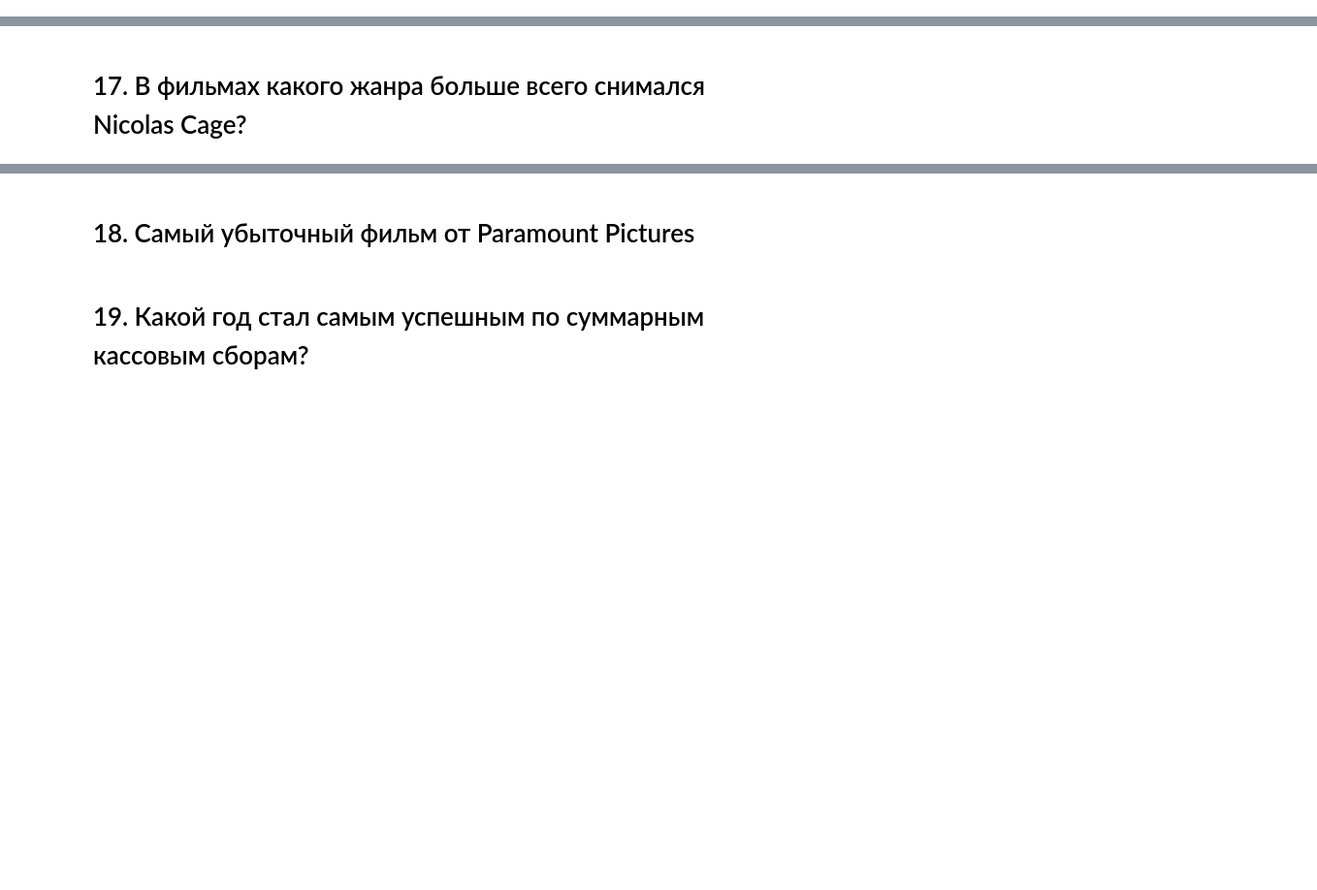
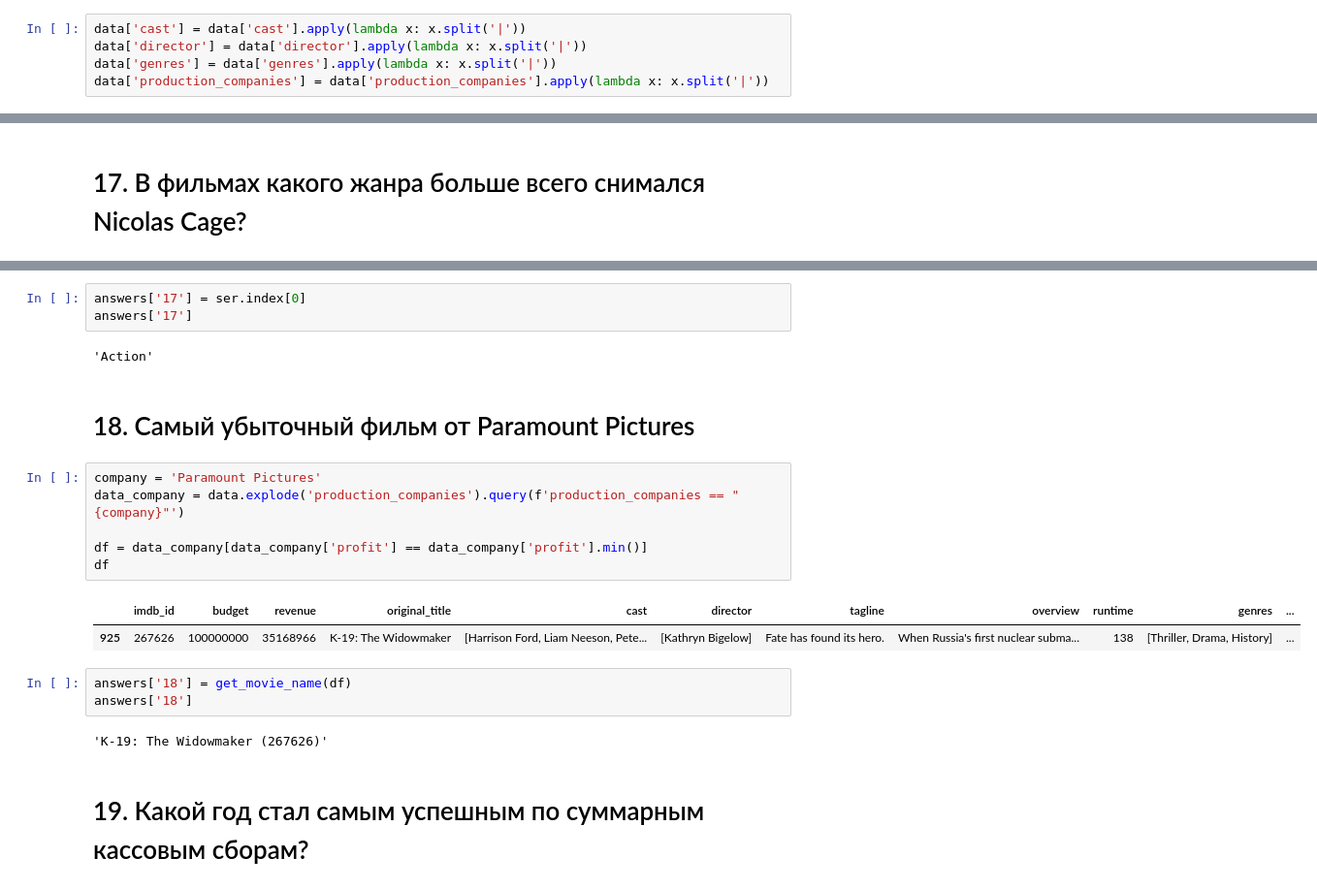
Before and after one commit to EmlAldr/SkillFactory, a Jupyter notebook: module_1/Movies_IMBD_v4.1_TEMPLATE.ipynb, the cells around one changed output, grey strips where cells are left out. Shown at 97% size. Cells and saved outputs as stored; diff of their text form; blank space fills up the shorter version.

```diff
--- a/module_1/Movies_IMBD_v4.1_TEMPLATE.ipynb
+++ b/module_1/Movies_IMBD_v4.1_TEMPLATE.ipynb
@@ -373,0 +373,5 @@ answers['14']
+# %%
+data['cast'] = data['cast'].apply(lambda x: x.split('|'))
+data['director'] = data['director'].apply(lambda x: x.split('|'))
+data['genres'] = data['genres'].apply(lambda x: x.split('|'))
+data['production_companies'] = data['production_companies'].apply(lambda x: x.split('|'))
@@ -378,4 +450,23 @@ answers['14']
+# %%
+answers['17'] = ser.index[0]
+answers['17']
+# %% [output]
+'Action'
 # %% [markdown]
 # 18. Самый убыточный фильм от Paramount Pictures
+# %%
+company = 'Paramount Pictures'
+data_company = data.explode('production_companies').query(f'production_companies == "{company}"')
+
+df = data_company[data_company['profit'] == data_company['profit'].min()]
+df
+# %% [output]
+|  | imdb_id | budget | revenue | original_title | cast | director | tagline | overview | runtime | genres | ... |
+| 925 | 267626 | 100000000 | 35168966 | K-19: The Widowmaker | [Harrison Ford, Liam Neeson, Pete... | [Kathryn Bigelow] | Fate has found its hero. | When Russia's first nuclear subma... | 138 | [Thriller, Drama, History] | ... |
+# %%
+answers['18'] = get_movie_name(df)
+answers['18']
+# %% [output]
+'K-19: The Widowmaker (267626)'
 # %% [markdown]
 # 19. Какой год стал самым успешным по суммарным кассовым сборам?
```
Also changed, not shown: parts of 25 cells of this notebook.
